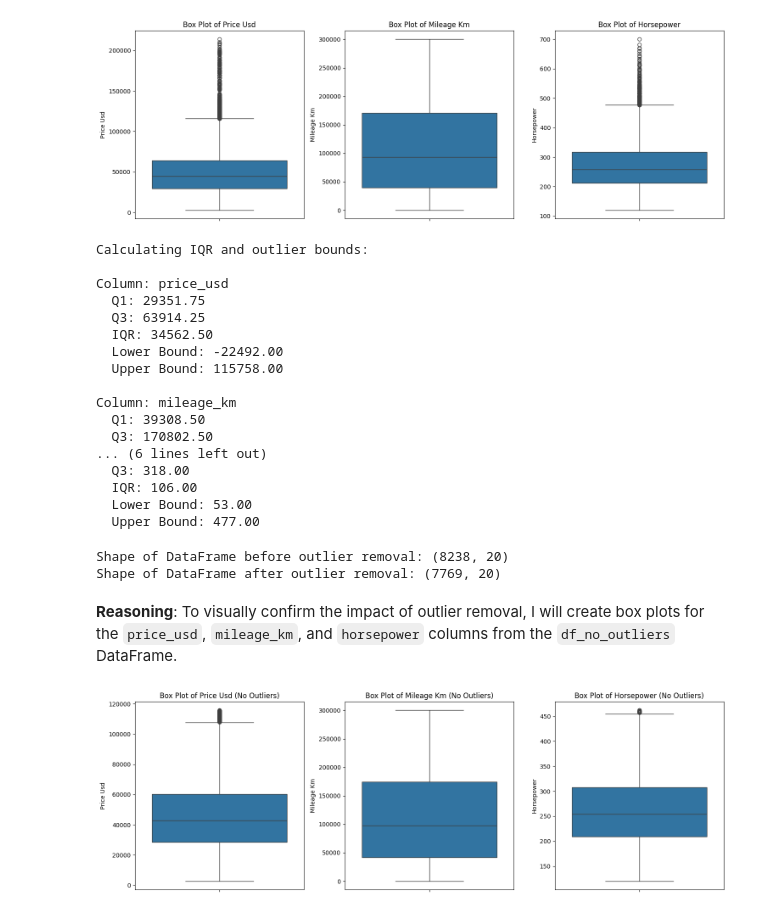
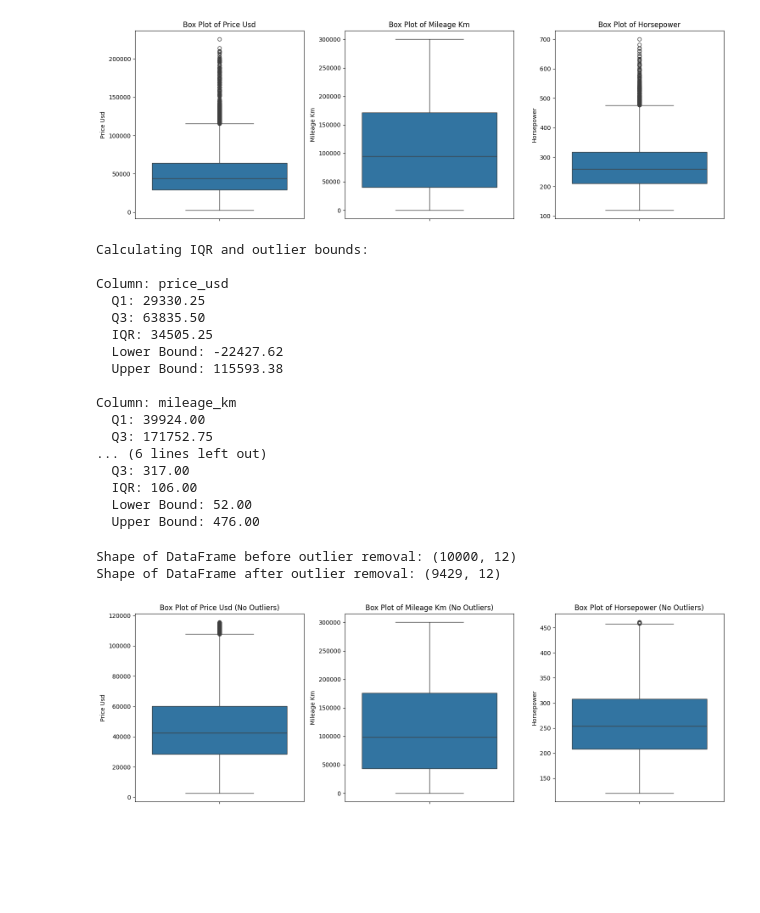
Before and after one commit to dezurnyjkipia4/DataScince, a Jupyter notebook: hw5/main.ipynb, the cells around one changed output. Cells and saved outputs as stored; diff of their text form; code cells hidden in the pictures; blank space fills up the shorter version.

```diff
--- a/hw5/main.ipynb
+++ b/hw5/main.ipynb
@@ -18,3 +20,8 @@ data.head() # посмотрим на данные
 | 2 | 3 | X1 | 2012 | 2.2 | 240 | petrol | automatic | FWD | 123273 | ... |
 | 3 | 4 | X5 | 2022 | 3.8 | 316 | diesel | NaN | AWD | 33064 | ... |
 | 4 | 5 | 7 Series | 2023 | 3.1 | 294 | petrol | automatic | RWD | 23926 | ... |
+# %%
+# удаление незначимых признаков
+df=data.copy()
+df=df.drop(['car_id', 'color', 'service_history', 'country_sold'], axis=1)
+df.head()
@@ -20,0 +35,3 @@ data.head() # посмотрим на данные
+# %%
+#оцифровка значений df
+df=pr.convert_to_numeric(df)
@@ -68,0 +98,3 @@ plt.show()
+# %%
+df=df.drop(['engine_size', 'drivetrain', 'fuel_consumption_l_per_100km', 'co2_emissions_g_km'], axis=1)
+df.head()
@@ -69,25 +108,27 @@ plt.show()
 # %%
 #Диаграммы размаха для ключевых числовых столбцов (price_usd, mileage_km, horsepower), чтобы выявить выбросы.
+
+columns_to_plot = ['price_usd', 'mileage_km', 'horsepower']
 
 plt.figure(figsize=(15, 5))
 for i, col in enumerate(columns_to_plot):
     plt.subplot(1, 3, i + 1) # Create subplots for better layout
-    sns.boxplot(y=df_cleaned[col])
+    sns.boxplot(y=df[col])
     plt.title(f'Box Plot of {col.replace("_", " ").title()}') # Dynamic title generation
     plt.ylabel(col.replace("_", " ").title())
 
 plt.tight_layout() # Adjust layout to prevent overlapping titles/labels
 plt.show()
 # %% [output]
-[figure, old version]
+[figure, new version]
 # %%
 #Выявление выбросов с помощью метода межквартильного размаха
 columns_for_iqr = ['price_usd', 'mileage_km', 'horsepower']
 
 print("Calculating IQR and outlier bounds:")
 for col in columns_for_iqr:
-    Q1 = df_cleaned[col].quantile(0.25)
-    Q3 = df_cleaned[col].quantile(0.75)
+    Q1 = df[col].quantile(0.25)
+    Q3 = df[col].quantile(0.75)
     IQR = Q3 - Q1
     lower_bound = Q1 - 1.5 * IQR
     upper_bound = Q3 + 1.5 * IQR
@@ -102,25 +143,25 @@ for col in columns_for_iqr:
 Calculating IQR and outlier bounds:
 
 Column: price_usd
-  Q1: 29351.75
-  Q3: 63914.25
-  IQR: 34562.50
-  Lower Bound: -22492.00
-  Upper Bound: 115758.00
+  Q1: 29330.25
+  Q3: 63835.50
+  IQR: 34505.25
+  Lower Bound: -22427.62
+  Upper Bound: 115593.38
 
 Column: mileage_km
-  Q1: 39308.50
-  Q3: 170802.50
+  Q1: 39924.00
+  Q3: 171752.75
 ... (6 lines left out)
-  Q3: 318.00
+  Q3: 317.00
   IQR: 106.00
-  Lower Bound: 53.00
-  Upper Bound: 477.00
+  Lower Bound: 52.00
+  Upper Bound: 476.00
 # %%
 #Фильтрация строк, в которых значения выходят за пределы рассчитанных нижней и верхней границ и сохранение в  df_no_outliers
-df_no_outliers = df_cleaned.copy()
+df_no_outliers = df.copy()
 
-print(f"Shape of DataFrame before outlier removal: {df_cleaned.shape}")
+print(f"Shape of DataFrame before outlier removal: {df.shape}")
 
 for col in columns_for_iqr:
     Q1 = df_no_outliers[col].quantile(0.25)
@@ -133,9 +174,6 @@ for col in columns_for_iqr:
 
 print(f"Shape of DataFrame after outlier removal: {df_no_outliers.shape}")
 # %% [output]
-Shape of DataFrame before outlier removal: (8238, 20)
-Shape of DataFrame after outlier removal: (7769, 20)
+Shape of DataFrame before outlier removal: (10000, 12)
+Shape of DataFrame after outlier removal: (9429, 12)
-# %% [markdown]
-**Reasoning**:
-To visually confirm the impact of outlier removal, I will create box plots for the `price_usd`, `mileage_km`, and `horsepower` columns from the `df_no_outliers` DataFrame.
 # %%
```
Also changed, not shown: parts of 15 cells of this notebook.
